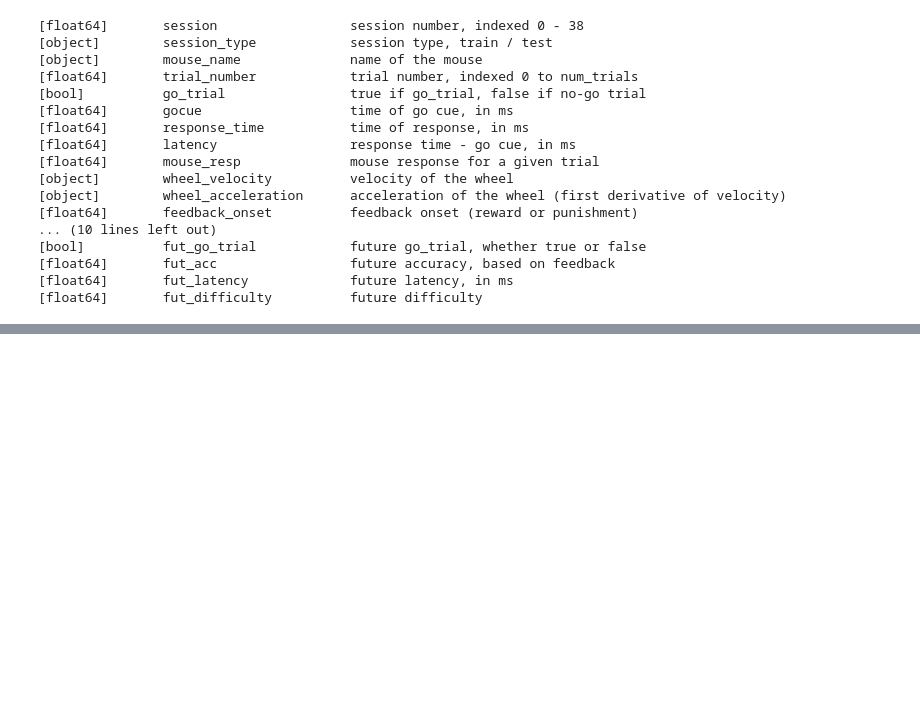
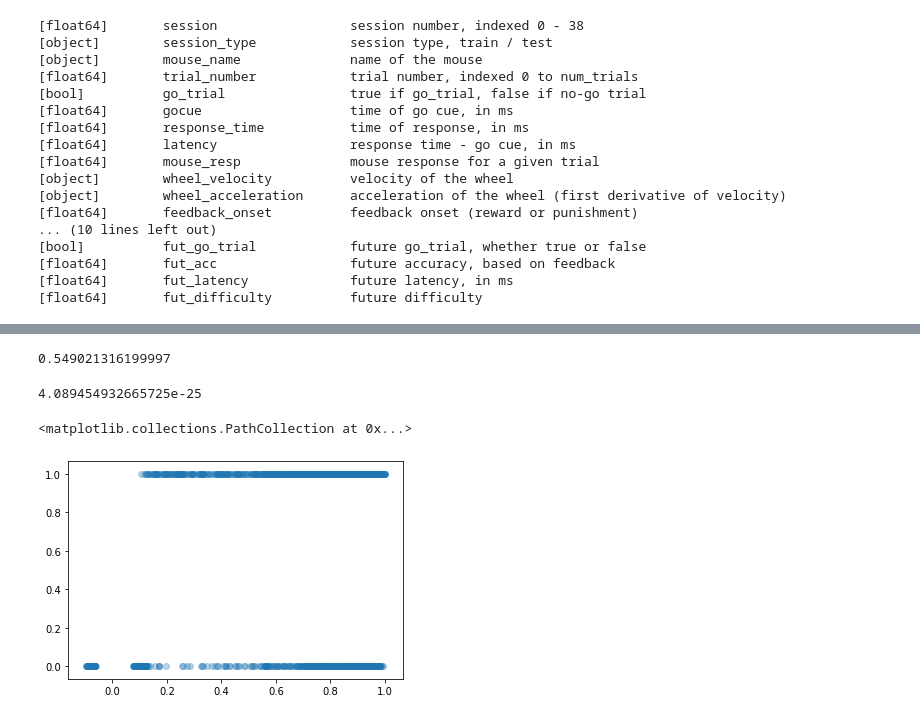
Before and after one commit to jordanlei/neuromatch-project, a Jupyter notebook: model_exploration.ipynb, the cells around one changed output, grey strips where cells are left out. Saved outputs shown, nothing was run; the diff lists cells and outputs as text; code cells hidden in the pictures; blank space fills up the shorter version.

```diff
--- a/model_exploration.ipynb
+++ b/model_exploration.ipynb
@@ -36,0 +161,11 @@ train, test = train_test_split(dfs)
+# %%
+from sklearn.linear_model import LinearRegression
+from sklearn.neural_network import MLPRegressor
+
+data_go_trials = train[train["go_trial"]][train["fut_go_trial"]]
+data = data_go_trials.dropna()
+data["surprise"] = (1500 - data["latency"])/1500 - data["pres_acc"]
+X = data[["fut_latency"]].to_numpy()
+y = data[["fut_acc"]]
+model = LinearRegression()
+model.fit(X, y)
@@ -36,0 +212,15 @@ train, test = train_test_split(dfs)
+# %%
+model.score(X, y)
+# %% [output]
+0.549021316199997
+# %%
+rmse(model, X, y)
+# %% [output]
+4.089454932665725e-25
+# %%
+import matplotlib.pyplot as plt
+plt.figure()
+plt.scatter(model.predict(X), y, alpha = 0.3)
+# %% [output]
+<matplotlib.collections.PathCollection at 0x...>
+[figure, added]
```
Also changed, not shown: parts of 15 cells of this notebook, 1 other file.
